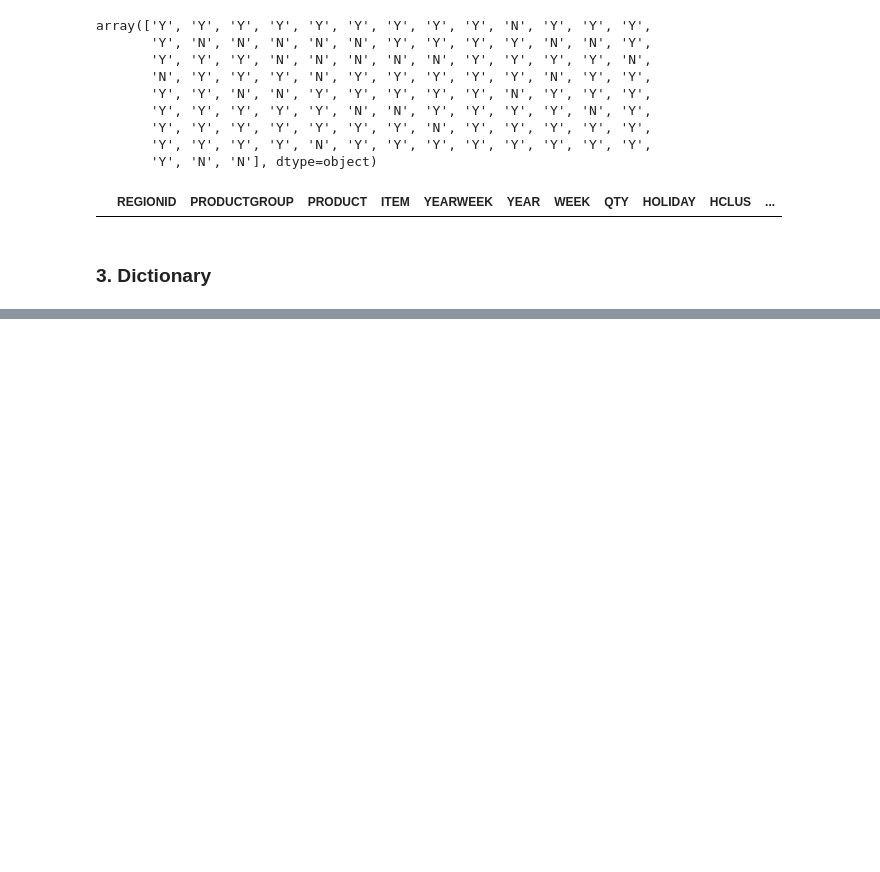
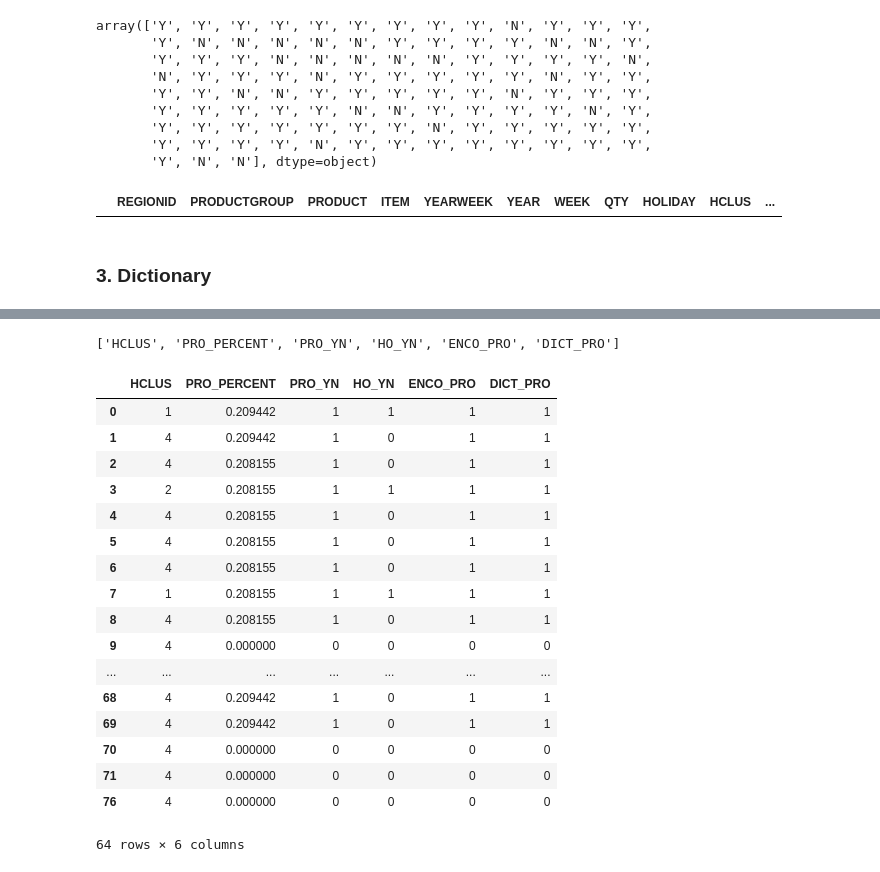
Before and after one commit to bearcho/sep3, a Jupyter notebook: 9월3일실습.ipynb, the cells around one changed output, grey strips where cells are left out. Drawn from its saved outputs; the diff is of its cells as text; code cells hidden in the pictures; blank space fills up the shorter version.

```diff
--- a/9월3일실습.ipynb
+++ b/9월3일실습.ipynb
@@ -108,0 +131,2 @@ featuresData.head(2)
+# %%
+features = list(corrdf[(abs(corrdf["QTY"]) > corrStd) &(corrdf["QTY"] < 1)].index)
@@ -108,0 +237,25 @@ featuresData.head(2)
+# %%
+features
+# %% [output]
+['HCLUS', 'PRO_PERCENT', 'PRO_YN', 'HO_YN', 'ENCO_PRO', 'DICT_PRO']
+# %%
+trainingData_features[trainingData_features.PRO_PERCENT <= 0.259]
+# %% [output]
+|  | HCLUS | PRO_PERCENT | PRO_YN | HO_YN | ENCO_PRO | DICT_PRO |
+| 0 | 1 | 0.209442 | 1 | 1 | 1 | 1 |
+| 1 | 4 | 0.209442 | 1 | 0 | 1 | 1 |
+| 2 | 4 | 0.208155 | 1 | 0 | 1 | 1 |
+| 3 | 2 | 0.208155 | 1 | 1 | 1 | 1 |
+| 4 | 4 | 0.208155 | 1 | 0 | 1 | 1 |
+| 5 | 4 | 0.208155 | 1 | 0 | 1 | 1 |
+| 6 | 4 | 0.208155 | 1 | 0 | 1 | 1 |
+| 7 | 1 | 0.208155 | 1 | 1 | 1 | 1 |
+| 8 | 4 | 0.208155 | 1 | 0 | 1 | 1 |
+| 9 | 4 | 0.000000 | 0 | 0 | 0 | 0 |
+| ... | ... | ... | ... | ... | ... | ... |
+| 68 | 4 | 0.209442 | 1 | 0 | 1 | 1 |
+| 69 | 4 | 0.209442 | 1 | 0 | 1 | 1 |
+| 70 | 4 | 0.000000 | 0 | 0 | 0 | 0 |
+| 71 | 4 | 0.000000 | 0 | 0 | 0 | 0 |
+| 76 | 4 | 0.000000 | 0 | 0 | 0 | 0 |
+64 rows × 6 columns
```
Also changed, not shown: parts of 41 cells of this notebook.
